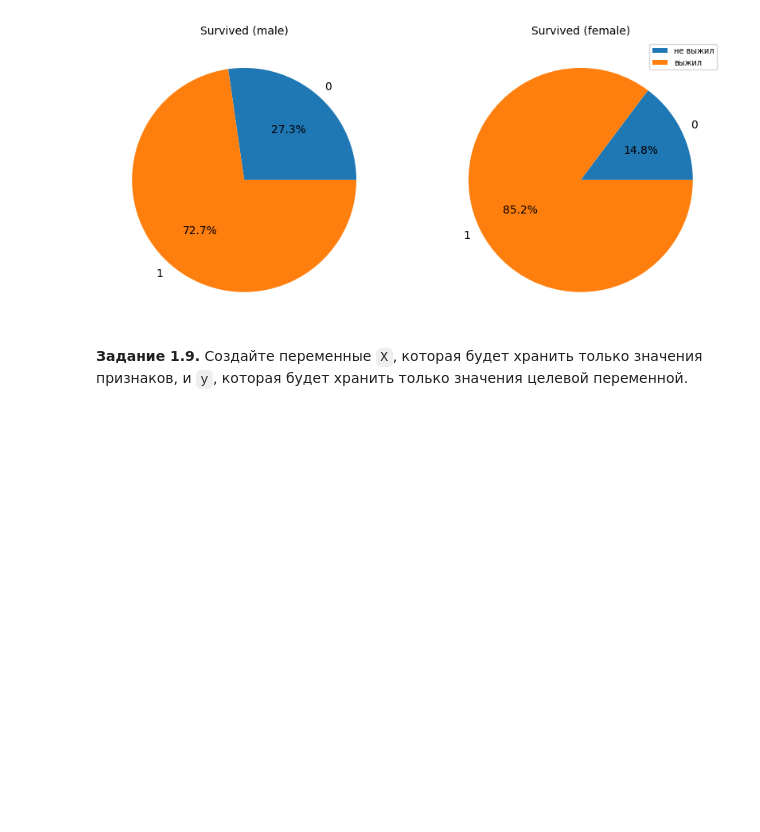
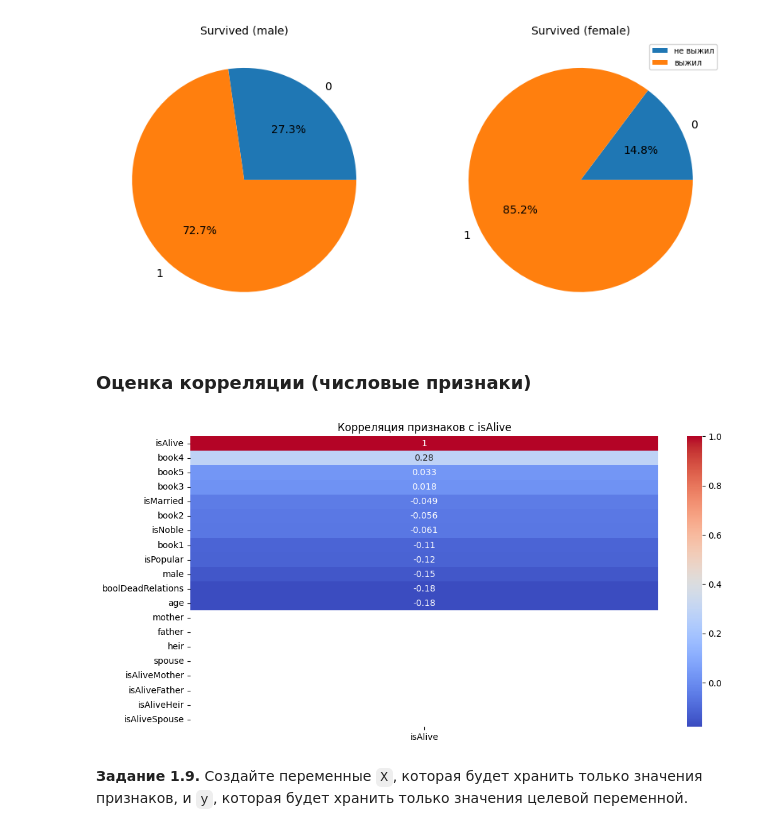
Before and after one commit to zyf2021/DL_materials, a Jupyter notebook: Копия_блокнота_"[homework_4_2_]game_of_thrones_prediction_ipynb".ipynb, the cells around one changed output. Cells and saved outputs as stored; diff of their text form; code cells hidden in the pictures; blank space fills up the shorter version.

```diff
--- a/Копия_блокнота_"[homework_4_2_]game_of_thrones_prediction_ipynb".ipynb
+++ b/Копия_блокнота_"[homework_4_2_]game_of_thrones_prediction_ipynb".ipynb
@@ -313,3 +349,9 @@ data_train.drop(columns=['name', 'popularity', 'numDeadRelations'], inplace = Tr
+# %%
+data_train.drop(columns=['name', 'popularity', 'numDeadRelations'], inplace = True)
+data_test.drop(columns=['name', 'popularity', 'numDeadRelations'], inplace = True)
+
+data_train.drop(columns=['dateOfBirth'], inplace = True)
+data_test.drop(columns=['dateOfBirth'], inplace = True)
 # %% [markdown]
 **Задание 1.6.** Проанализируйте целевую переменную. Посмотрите, является ли она категориальной или количественной. Так как мы говорим о задаче классификации, проанализируйте является ли датасет сбалансированным по классам или нет.
 # %%
@@ -439,6 +501,20 @@ plt.legend(['не выжил', 'выжил'], fontsize=7)
 plt.show()
 # %% [output]
 [figure]
+# %% [markdown]
+### Оценка корреляции (числовые признаки)
+# %%
+# Рассчитаем корреляцию
+df_train_without_culture = data_train.drop('culture', axis=1)
+correlation_matrix = df_train_without_culture.corr()
+
+# Построим тепловую карту
+plt.figure(figsize=(12, 6))
+sns.heatmap(correlation_matrix[['isAlive']].sort_values(by='isAlive', ascending=False), annot=True, cmap='coolwarm')
+plt.title("Корреляция признаков с isAlive")
+plt.show()
+# %% [output]
+[figure, added]
 # %% [markdown]
 **Задание 1.9.** Создайте переменные `X`, которая будет хранить только значения признаков, и `y`, которая будет хранить только значения целевой переменной.
 # %%
```
Also changed, not shown: parts of 59 cells of this notebook.
